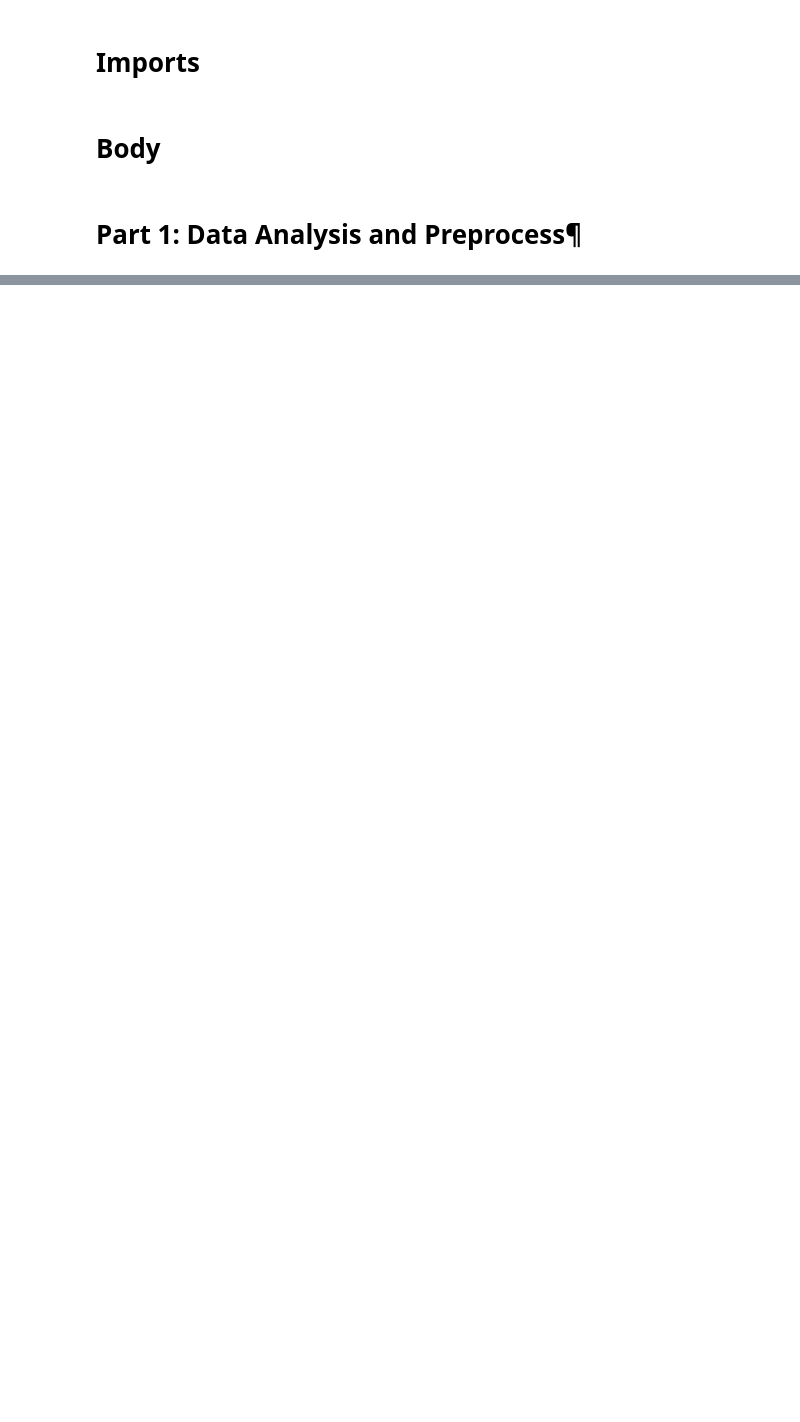
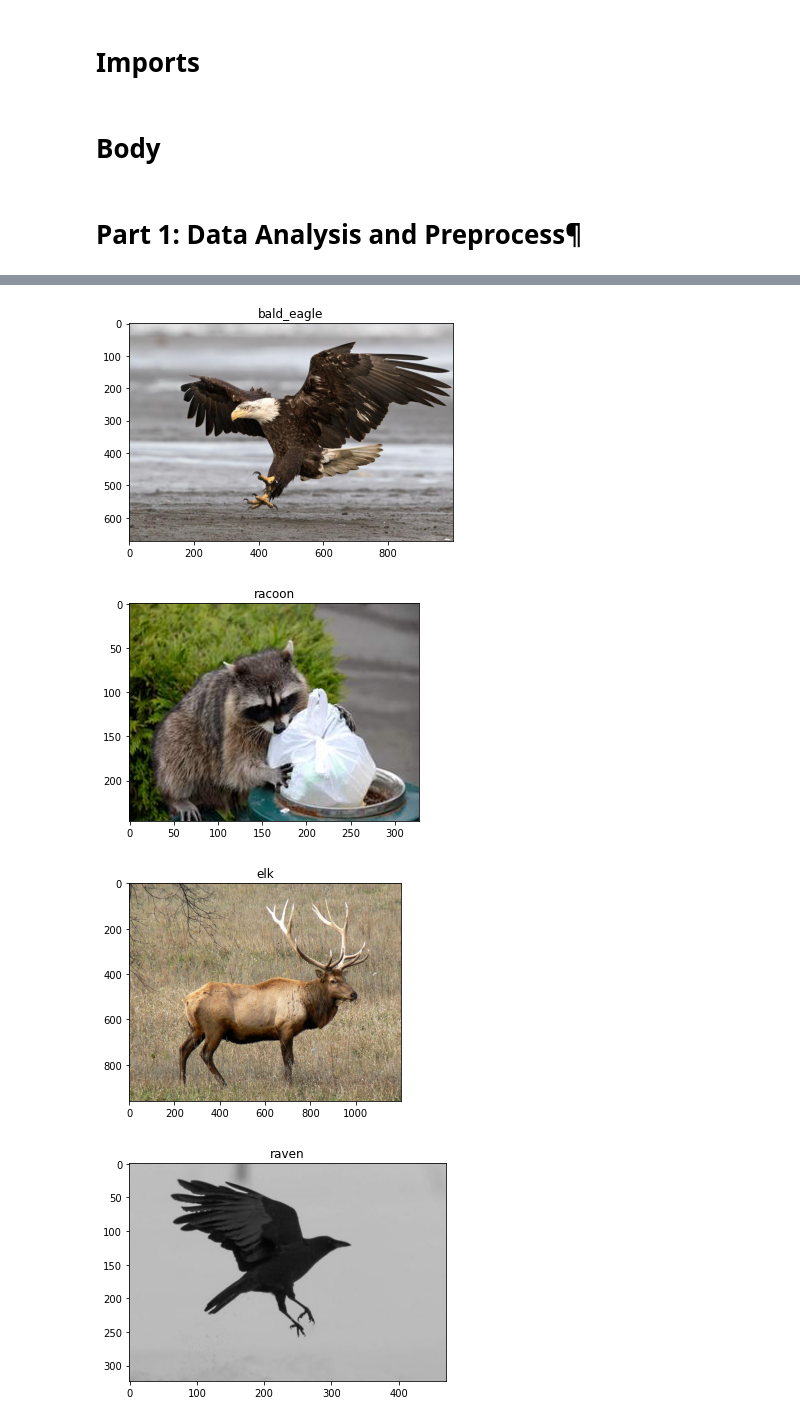
Before and after one commit to ae2079/AI_CA5_phase2, a Jupyter notebook: AI-CA5-P2.ipynb, the cells around one changed output, grey strips where cells are left out. Cells and saved outputs as stored; diff of their text form; code cells hidden in the pictures; blank space fills up the shorter version.

```diff
--- a/AI-CA5-P2.ipynb
+++ b/AI-CA5-P2.ipynb
@@ -44,0 +67,15 @@ c8783c21199ef6b4f5.jpg
+# %%
+for name in df['label'].value_counts().keys():
+    rand_num = random.randint(0, len(df))
+    while df['label'][rand_num] != name:
+        rand_num = random.randint(0, len(df))
+    img = load_img(df['image'][rand_num])
+    title = df['label'][rand_num]
+    plt.imshow(img)
+    plt.title(title)
+    plt.show()
+# %% [output]
+[figure, added]
+[figure, added]
+[figure, added]
+[figure, added]
```
Also changed, not shown: parts of 23 cells of this notebook.
